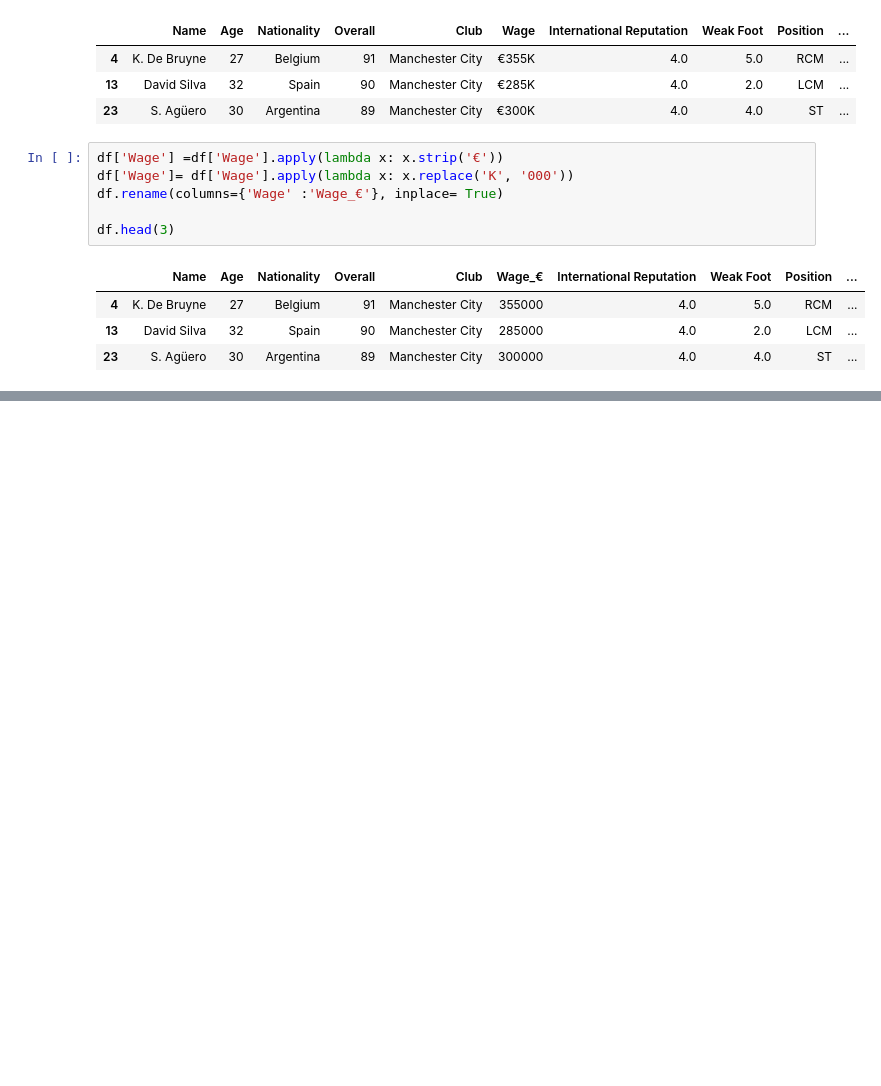
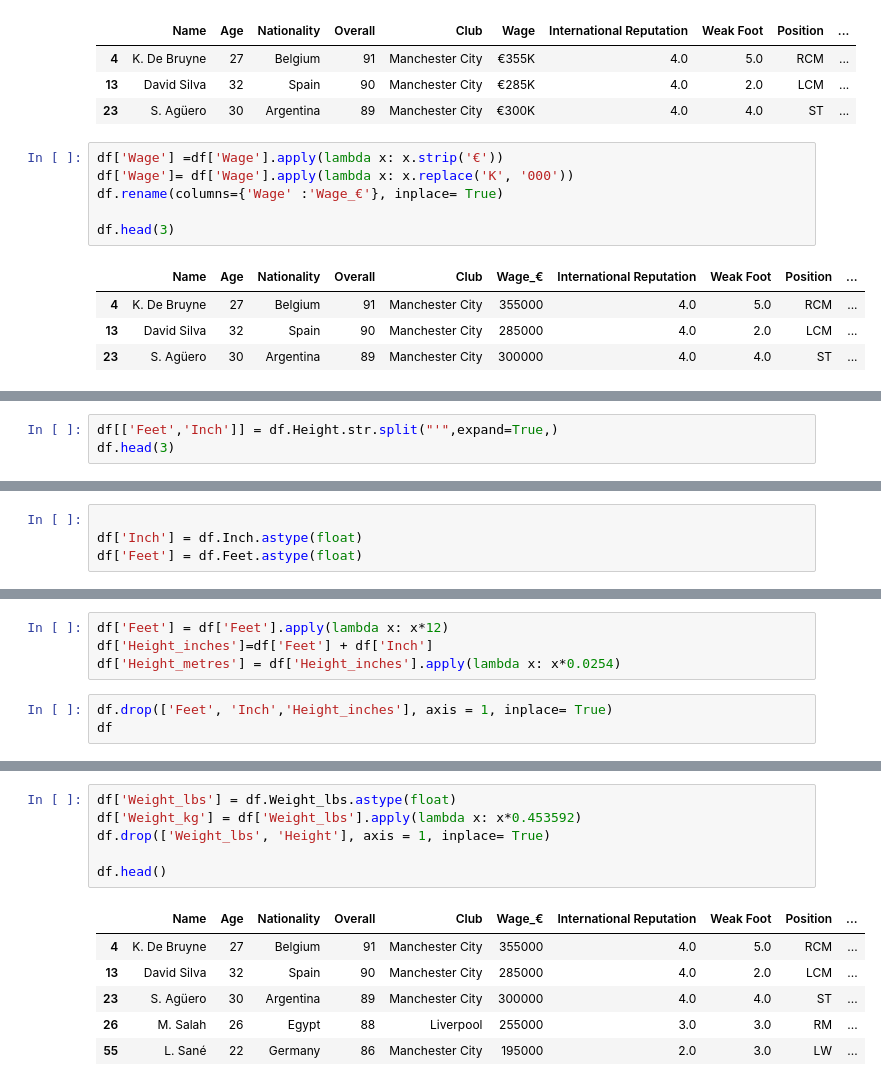
Before and after one commit to barunkalita/Data-Analysis-and-Visualization, a Jupyter notebook: FootballAnalysis.ipynb, the cells around one changed output, grey strips where cells are left out. Drawn from its saved outputs; the diff is of its cells as text; blank space fills up the shorter version.

```diff
--- a/FootballAnalysis.ipynb
+++ b/FootballAnalysis.ipynb
@@ -147,0 +149,3 @@ df
+# %%
+df[['Feet','Inch']] = df.Height.str.split("'",expand=True,)
+df.head(3)
@@ -147,0 +157,4 @@ df
+# %%
+
+df['Inch'] = df.Inch.astype(float)
+df['Feet'] = df.Feet.astype(float)
@@ -147,0 +181,7 @@ df
+# %%
+df['Feet'] = df['Feet'].apply(lambda x: x*12)
+df['Height_inches']=df['Feet'] + df['Inch']
+df['Height_metres'] = df['Height_inches'].apply(lambda x: x*0.0254)
+# %%
+df.drop(['Feet', 'Inch','Height_inches'], axis = 1, inplace= True)
+df
@@ -147,0 +215,13 @@ df
+# %%
+df['Weight_lbs'] = df.Weight_lbs.astype(float)
+df['Weight_kg'] = df['Weight_lbs'].apply(lambda x: x*0.453592)
+df.drop(['Weight_lbs', 'Height'], axis = 1, inplace= True)
+
+df.head()
+# %% [output]
+|  | Name | Age | Nationality | Overall | Club | Wage_€ | International Reputation | Weak Foot | Position | ... |
+| 4 | K. De Bruyne | 27 | Belgium | 91 | Manchester City | 355000 | 4.0 | 5.0 | RCM | ... |
+| 13 | David Silva | 32 | Spain | 90 | Manchester City | 285000 | 4.0 | 2.0 | LCM | ... |
+| 23 | S. Agüero | 30 | Argentina | 89 | Manchester City | 300000 | 4.0 | 4.0 | ST | ... |
+| 26 | M. Salah | 26 | Egypt | 88 | Liverpool | 255000 | 3.0 | 3.0 | RM | ... |
+| 55 | L. Sané | 22 | Germany | 86 | Manchester City | 195000 | 2.0 | 3.0 | LW | ... |
```
Also changed, not shown: parts of 9 cells of this notebook.
